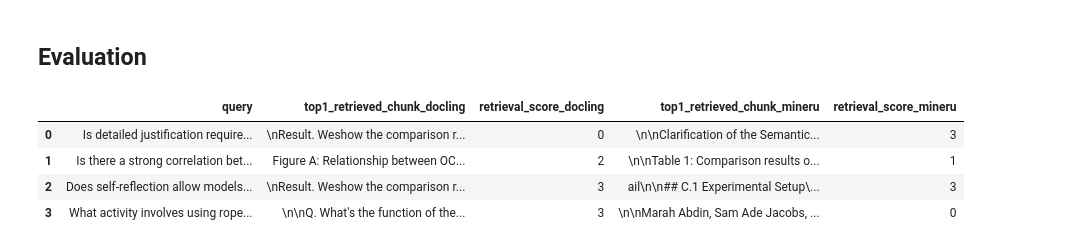
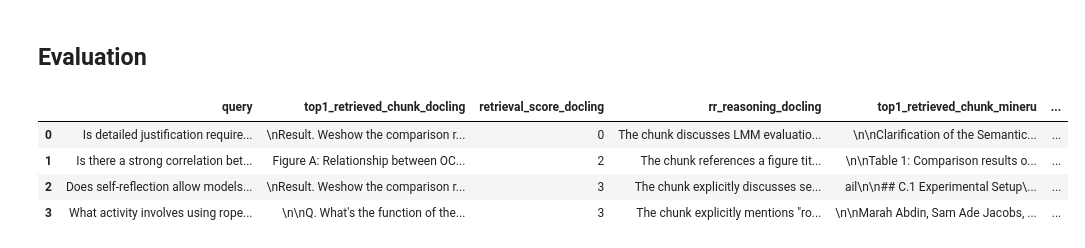
Before and after one commit to hanhanwu/Yokan, a Jupyter notebook: experiments_multimodal/pdf_parsing/docling_vs_mineru_qa.ipynb, the cells around one changed output. Drawn from its saved outputs; the diff is of its cells as text; code cells hidden in the pictures.

Commit message:
add answer quality results

```diff
--- a/experiments_multimodal/pdf_parsing/docling_vs_mineru_qa.ipynb
+++ b/experiments_multimodal/pdf_parsing/docling_vs_mineru_qa.ipynb
@@ -332,34 +335,35 @@ if "eval_llm" not in dir():
 # %%
 # Evaluate retrieval relevancy for docling and mineru retrieved chunks
 docling_eval_df = await eval_utils.get_retrieval_relevancy_output_async(
     df[['query', 'top1_retrieved_chunk_docling']].rename(columns={'top1_retrieved_chunk_docling': 'retrieved_chunk'}),
     eval_llm,
     chunk_col='retrieved_chunk',
     score_col='retrieval_score_docling',
     reasoning_col='rr_reasoning_docling',
 )
 
 mineru_eval_df = await eval_utils.get_retrieval_relevancy_output_async(
     df[['query', 'top1_retrieved_chunk_mineru']].rename(columns={'top1_retrieved_chunk_mineru': 'retrieved_chunk'}),
     eval_llm,
     chunk_col='retrieved_chunk',
     score_col='retrieval_score_mineru',
     reasoning_col='rr_reasoning_mineru',
 )
 
 # Merge scores back
 eval_df = df[['query', 'top1_retrieved_chunk_docling', 'top1_retrieved_chunk_mineru']].copy()
 eval_df['retrieval_score_docling'] = docling_eval_df['retrieval_score_docling'].values
 eval_df['rr_reasoning_docling'] = docling_eval_df['rr_reasoning_docling'].values
 eval_df['retrieval_score_mineru'] = mineru_eval_df['retrieval_score_mineru'].values
 eval_df['rr_reasoning_mineru'] = mineru_eval_df['rr_reasoning_mineru'].values
 
 pd.set_option("display.max_colwidth", 120)
 display(eval_df[['query', 'top1_retrieved_chunk_docling', 'retrieval_score_docling',
-                  'top1_retrieved_chunk_mineru', 'retrieval_score_mineru']])
+    'rr_reasoning_docling',
+    'top1_retrieved_chunk_mineru', 'retrieval_score_mineru', 'rr_reasoning_mineru']])
 # %% [output]
-|  | query | top1_retrieved_chunk_docling | retrieval_score_docling | top1_retrieved_chunk_mineru | retrieval_score_mineru |
-| 0 | Is detailed justification require... | \nResult. Weshow the comparison r... | 0 | \n\nClarification of the Semantic... | 3 |
-| 1 | Is there a strong correlation bet... | Figure A: Relationship between OC... | 2 | \n\nTable 1: Comparison results o... | 1 |
-| 2 | Does self-reflection allow models... | \nResult. Weshow the comparison r... | 3 | ail\n\n## C.1 Experimental Setup\... | 3 |
-| 3 | What activity involves using rope... | \n\nQ. What's the function of the... | 3 | \n\nMarah Abdin, Sam Ade Jacobs, ... | 0 |
+|  | query | top1_retrieved_chunk_docling | retrieval_score_docling | rr_reasoning_docling | top1_retrieved_chunk_mineru | ... |
+| 0 | Is detailed justification require... | \nResult. Weshow the comparison r... | 0 | The chunk discusses LMM evaluatio... | \n\nClarification of the Semantic... | ... |
+| 1 | Is there a strong correlation bet... | Figure A: Relationship between OC... | 2 | The chunk references a figure tit... | \n\nTable 1: Comparison results o... | ... |
+| 2 | Does self-reflection allow models... | \nResult. Weshow the comparison r... | 3 | The chunk explicitly discusses se... | ail\n\n## C.1 Experimental Setup\... | ... |
+| 3 | What activity involves using rope... | \n\nQ. What's the function of the... | 3 | The chunk explicitly mentions "ro... | \n\nMarah Abdin, Sam Ade Jacobs, ... | ... |
```
Also changed, not shown: parts of 4 cells of this notebook, 3 other files.
